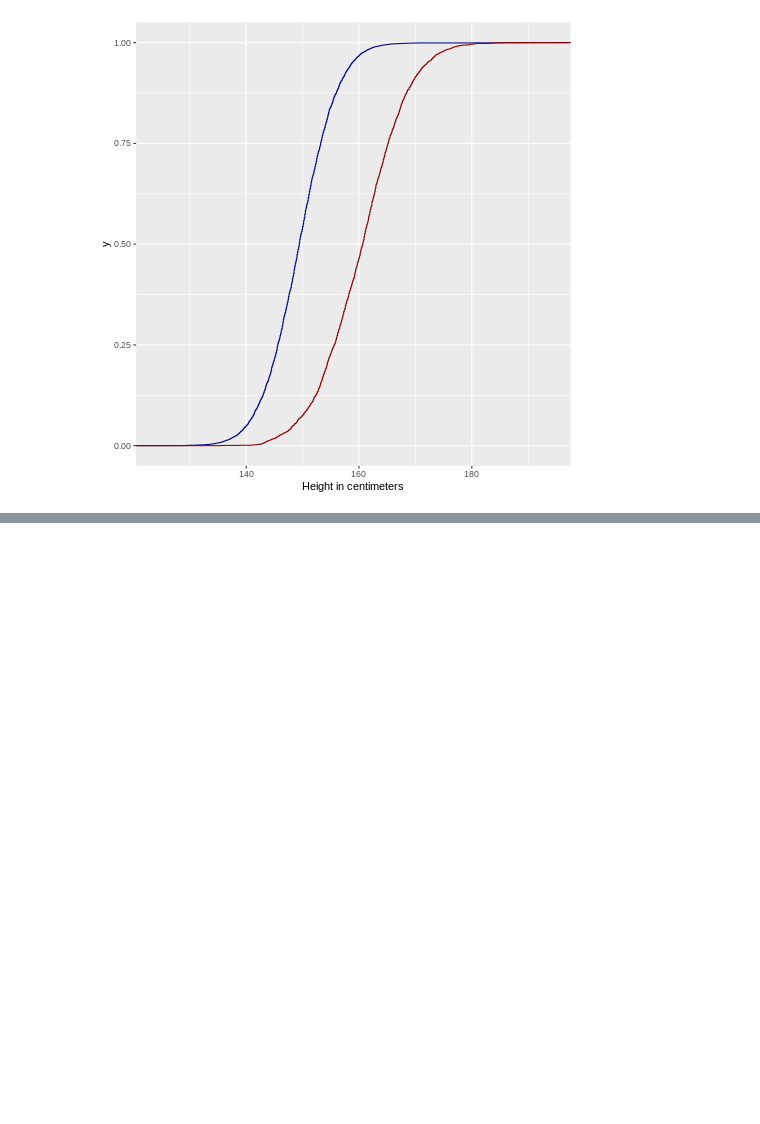
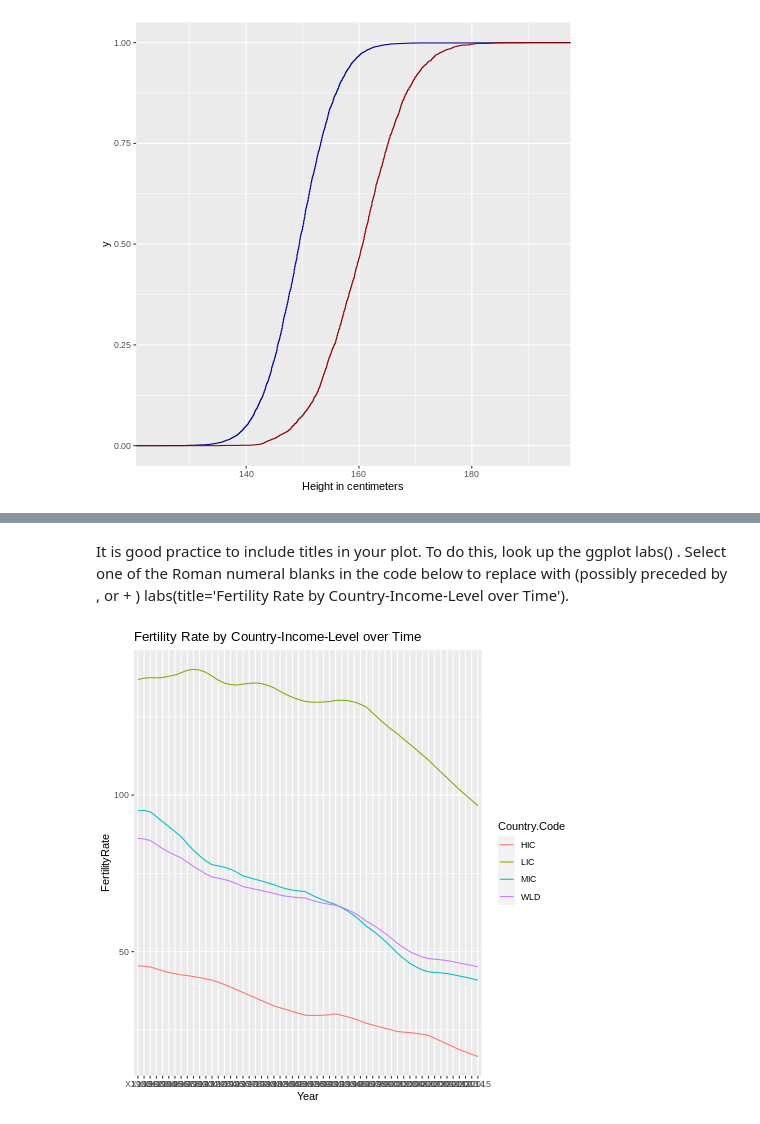
Before and after one commit to dataqueenpend/MIT_DataAnalysisForSocialScientists, a Jupyter notebook: r_notes.ipynb, the cells around one changed output, grey strips where cells are left out. Saved outputs shown, nothing was run; the diff lists cells and outputs as text; code cells hidden in the pictures; blank space fills up the shorter version.

```diff
--- a/r_notes.ipynb
+++ b/r_notes.ipynb
@@ -584,0 +899,7 @@ ggplot(bihar_adult_females_trunc, aes(height_cm))+
+# %% [markdown]
+It is good practice to include titles in your plot. To do this, look up the ggplot labs() . Select one of the Roman numeral blanks in the code below to replace with (possibly preceded by , or + ) labs(title='Fertility Rate by Country-Income-Level over Time').
+# %%
+%%R
+ggplot(plotdata_bygroupyear, aes(x=Year, y=FertilityRate, group=Country.Code, color=Country.Code)) + geom_line() + labs(title='Fertility Rate by Country-Income-Level over Time')
+# %% [output]
+[figure, added]
```
Also changed, not shown: parts of 45 cells of this notebook.
